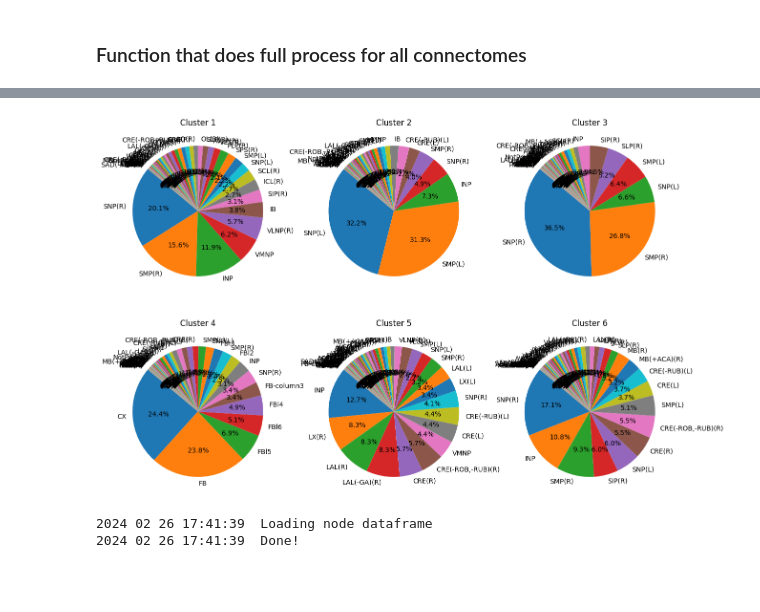
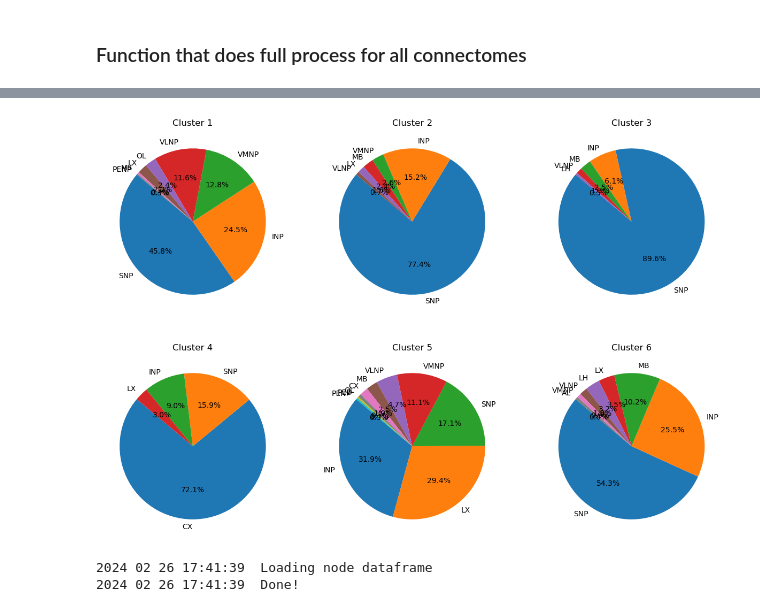
Before and after one commit to RhessaWL/flybrain-clustering, a Jupyter notebook: piechart_ovi.ipynb, the cells around one changed output, grey strips where cells are left out. Cells and saved outputs as stored; diff of their text form; code cells hidden in the pictures; blank space fills up the shorter version.

```diff
--- a/piechart_ovi.ipynb
+++ b/piechart_ovi.ipynb
@@ -334,6 +412,6 @@ roi_df
 # %%
 # Combine cluster data and roi data
-full_roi = pd.merge(full, roi_df, left_on='id', right_on='bodyId', how='inner')
+full_roi = pd.merge(full, roi_df_edit, left_on='id', right_on='bodyId', how='inner')
 full_roi.head()
 # %% [output]
 |  | id | key | 0.0 | 0.1 | 0.25 | 0.5 | 0.75 | instance | celltype | pre_x | ... | ... |
@@ -345 +423,7 @@ full_roi.head()
 5 rows × 32 columns
+# %%
+# Here I am trying removing just the (L) of the roi strings
+full_roi['roi'] = full_roi['roi'].str.replace(r'\(L\)', '', regex=True)
+full_roi['roi'] = full_roi['roi'].str.replace(r'\(R\)', '', regex=True)
+full_roi['roi'] = full_roi['roi'].str.replace(r'(+ACA)', '', regex=False)
+full_roi
@@ -365,0 +468,4 @@ roi_grouped
+# %%
+# Collapsing the similar rois with the synapse counts
+roi_grouped = roi_grouped.groupby('roi', as_index=False).agg({'downstream_y': 'sum', 'upstream_y': 'sum', 'total': 'sum'})
+roi_grouped
@@ -379,7 +503,7 @@ b = plt.pie(roi_grouped['total'], labels = roi_grouped['roi'], autopct='%1.1f%%'
 ### Function that does full process for all connectomes
 # %%
 # plot pie chart of roi data per cluster
-def pie_plotter(df, cluster_list, column = 'total', weight_threshold = 1):
+def pie_plotter(df, cluster_list, roi_to_use, column = 'total', weight_threshold = 1):
     """ This function plots a pie chart of the roi data per cluster. You give it a basic dataframe with partition
     data and it will process the dataframe by fetching neuron roi data and appending that to the df you give it.
     From this the function groups the data by roi and sums the downstream and upstream synapses together to get
@@ -410,8 +534,15 @@ def pie_plotter(df, cluster_list, column = 'total', weight_threshold = 1):
     if diff.empty:
         log_msg("All bodyIds are the same!")
 
+    # Process roi_df to include only rois in all_roi
+    log_msg("Processing roi_df to include only rois in given list")
+    roi_df_edit = roi_df[roi_df['roi'].isin(roi_to_use['roi'])]
+
     # Combine cluster data and roi data
-    full_roi = pd.merge(df, roi_df, left_on='id', right_on='bodyId', how='inner')
+    full_roi = pd.merge(df, roi_df_edit, left_on='id', right_on='bodyId', how='inner')
+    full_roi['roi'] = full_roi['roi'].str.replace(r'\(L\)', '', regex=True) # remove (L) from roi
+    full_roi['roi'] = full_roi['roi'].str.replace(r'\(R\)', '', regex=True) # remove (R) from roi
+    full_roi['roi'] = full_roi['roi'].str.replace(r'(+ACA)', '', regex=False) # remove (+ACA) from MB
 
     # Process data frame per cluster for pie chart
     fig, ax = plt.subplots(2, 3, figsize=(15, 10))
@@ -419,6 +550,7 @@ def pie_plotter(df, cluster_list, column = 'total', weight_threshold = 1):
     for i in cluster_list:
         roi_grouped = full_roi[full_roi['0.0'] == i].groupby('roi', as_index=False).agg({'downstream_y':'sum',
                                                                                          'upstream_y':'sum'})
+
         # Add downstream and upstream together to get total for each roi
         roi_total = roi_grouped.assign(total = roi_grouped['downstream_y'] + roi_grouped['upstream_y'])
 
@@ -430,5 +562,5 @@ def pie_plotter(df, cluster_list, column = 'total', weight_threshold = 1):
         ax[int((i-1)/3), (i-1)%3].set_title('Cluster ' + str(i))
 # %%
 cluster_list = [1,2,3,4,5,6] # create cluster list
-pie_plotter(full, cluster_list, weight_threshold=1000)
+pie_plotter(full, cluster_list, all_roi ,weight_threshold=10000)
 # %% [output]
@@ -439,4 +572,4 @@ pie_plotter(full, cluster_list, weight_threshold=1000)
-[figure, old version]
+[figure, new version]
 # %%
 # Outputs
 # Get dataframe and isolate bodyIDs
```
Also changed, not shown: parts of 15 cells of this notebook, 12 other files.
